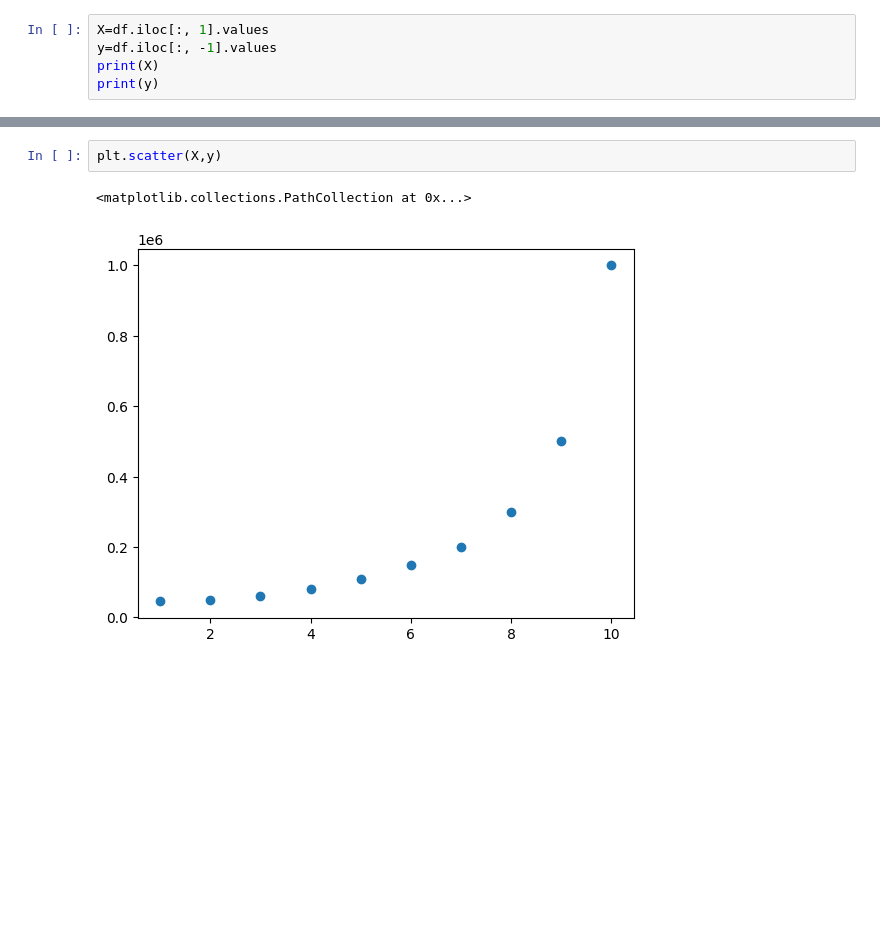
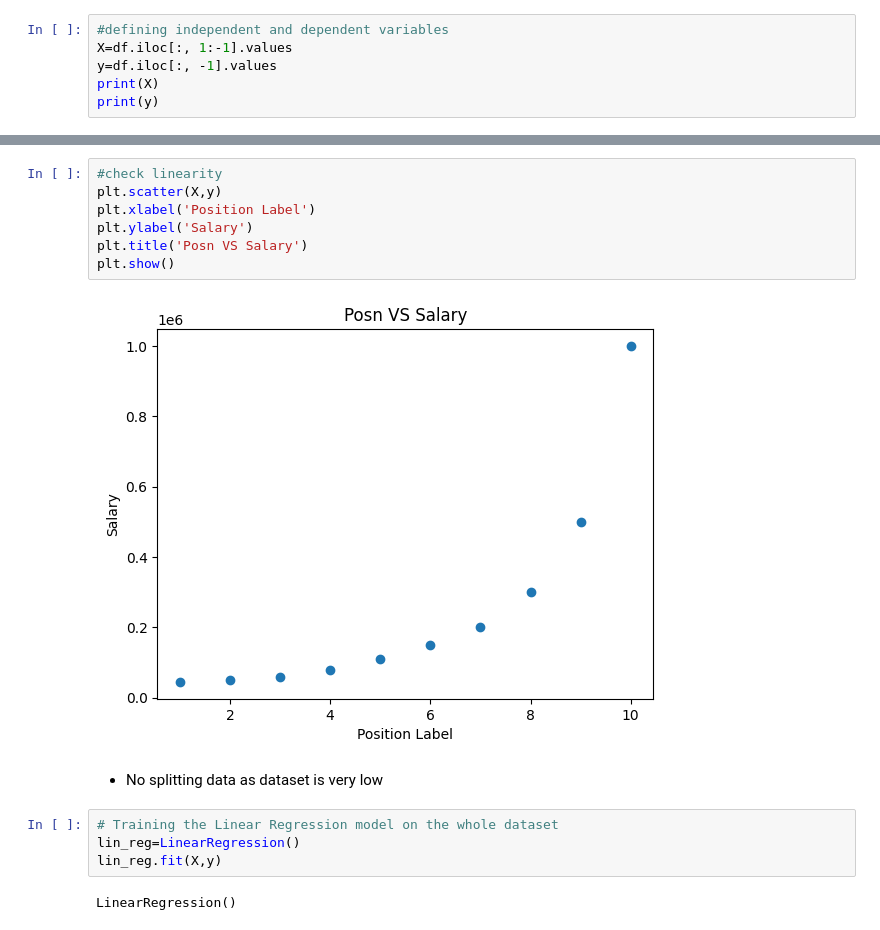
Before and after one commit to Robin2883/ML_Regression, a Jupyter notebook: polynomial_regression/poly_reg.ipynb, the cells around one changed output, grey strips where cells are left out. Saved outputs shown, nothing was run; the diff lists cells and outputs as text; blank space fills up the shorter version.

```diff
--- a/polynomial_regression/poly_reg.ipynb
+++ b/polynomial_regression/poly_reg.ipynb
@@ -14,5 +40,6 @@ df.head()
 # %%
-X=df.iloc[:, 1].values
+#defining independent and dependent variables
+X=df.iloc[:, 1:-1].values
 y=df.iloc[:, -1].values
 print(X)
 print(y)
@@ -21,7 +57,19 @@ print(y)
 [  45000   50000   60000   80000  110000  150000  200000  300000  500000
  1000000]
 # %%
+#check linearity
 plt.scatter(X,y)
+plt.xlabel('Position Label')
+plt.ylabel('Salary')
+plt.title('Posn VS Salary')
+plt.show()
 # %% [output]
-<matplotlib.collections.PathCollection at 0x...>
-[figure, old version]
+[figure, new version]
+# %% [markdown]
+- No splitting data as dataset is very low
+# %%
+# Training the Linear Regression model on the whole dataset
+lin_reg=LinearRegression()
+lin_reg.fit(X,y)
+# %% [output]
+LinearRegression()
```
Also changed, not shown: parts of 14 cells of this notebook.
